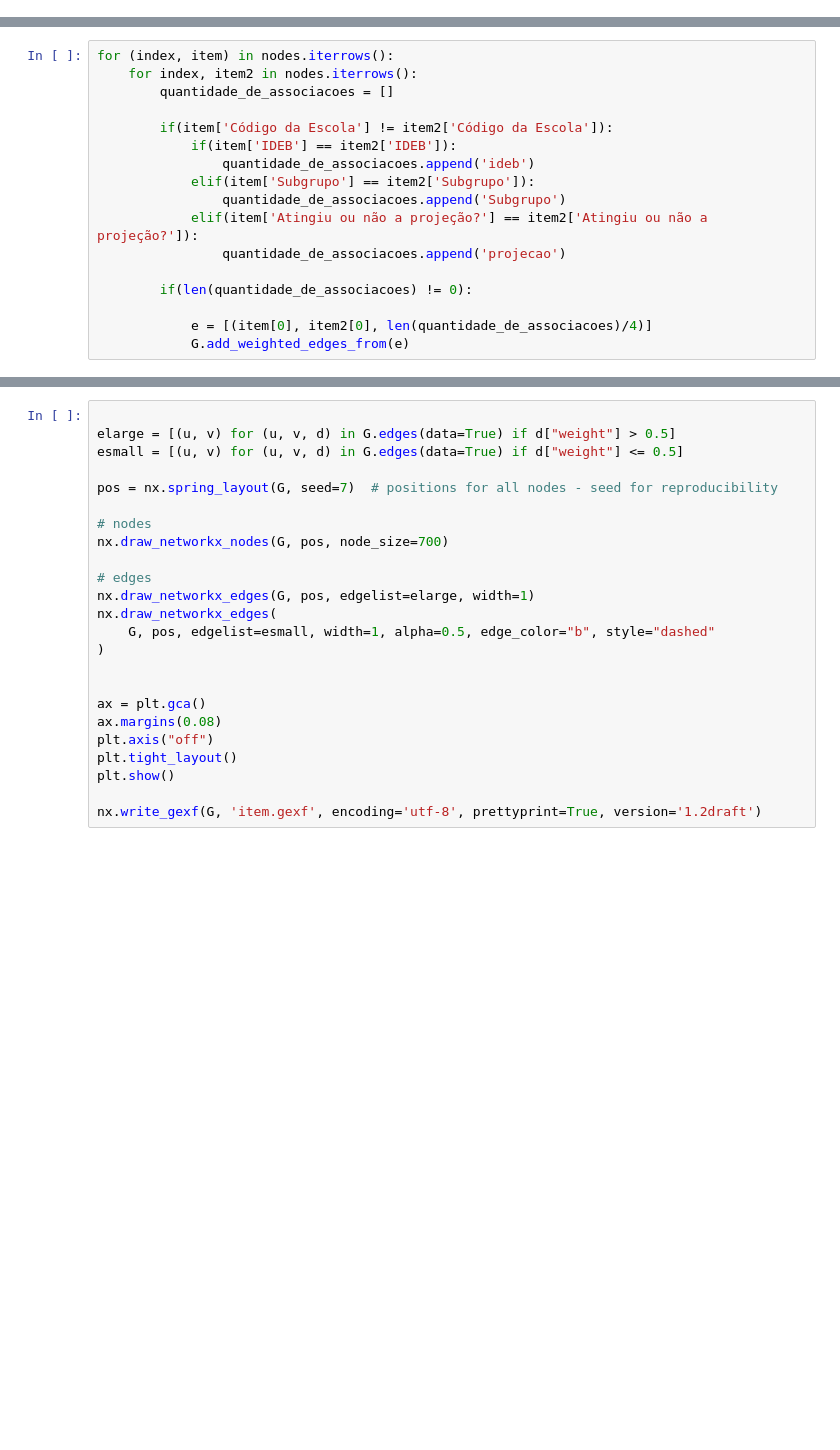
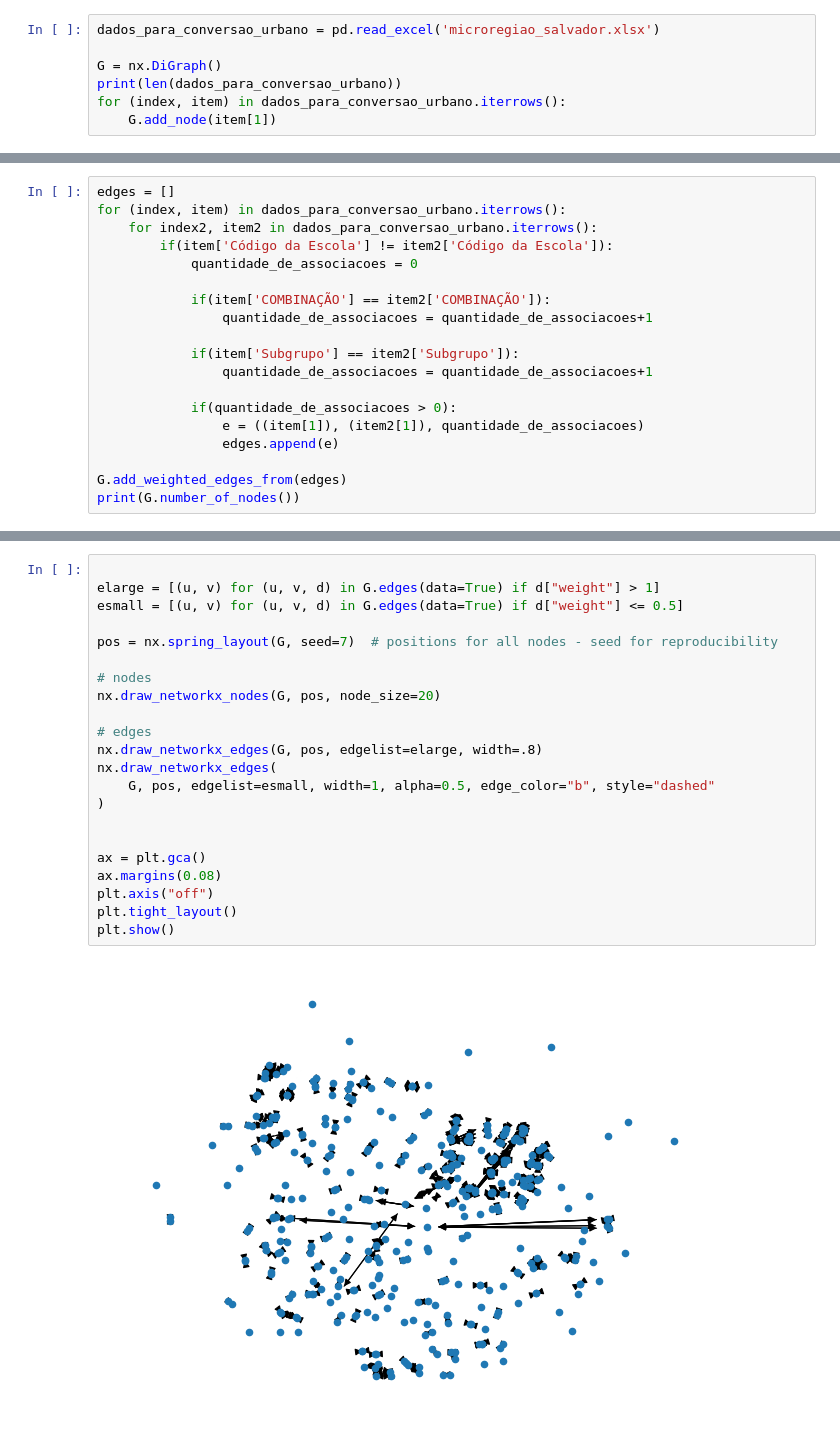
Before and after one commit to filipe7788/SchoolParser, a Jupyter notebook: networkbuilder.ipynb, the cells around one changed output, grey strips where cells are left out. Drawn from its saved outputs; the diff is of its cells as text; blank space fills up the shorter version.

```diff
--- a/networkbuilder.ipynb
+++ b/networkbuilder.ipynb
@@ -20,0 +7,7 @@ for (index, item) in nodes.iterrows():
+# %%
+dados_para_conversao_urbano = pd.read_excel('microregiao_salvador.xlsx')
+
+G = nx.DiGraph()
+print(len(dados_para_conversao_urbano))
+for (index, item) in dados_para_conversao_urbano.iterrows():
+    G.add_node(item[1])
@@ -21,17 +16,19 @@ for (index, item) in nodes.iterrows():
 # %%
-for (index, item) in nodes.iterrows():
-    for index, item2 in nodes.iterrows():
-        quantidade_de_associacoes = []
+edges = []
+for (index, item) in dados_para_conversao_urbano.iterrows():
+    for index2, item2 in dados_para_conversao_urbano.iterrows():
+        if(item['Código da Escola'] != item2['Código da Escola']):
+            quantidade_de_associacoes = 0
 
-        if(item['Código da Escola'] != item2['Código da Escola']):
-            if(item['IDEB'] == item2['IDEB']):
-                quantidade_de_associacoes.append('ideb')
-            elif(item['Subgrupo'] == item2['Subgrupo']):
-                quantidade_de_associacoes.append('Subgrupo')
-            elif(item['Atingiu ou não a projeção?'] == item2['Atingiu ou não a projeção?']):
-                quantidade_de_associacoes.append('projecao')
+            if(item['COMBINAÇÃO'] == item2['COMBINAÇÃO']):
+                quantidade_de_associacoes = quantidade_de_associacoes+1
 
-        if(len(quantidade_de_associacoes) != 0):
+            if(item['Subgrupo'] == item2['Subgrupo']):
+                quantidade_de_associacoes = quantidade_de_associacoes+1
 
-            e = [(item[0], item2[0], len(quantidade_de_associacoes)/4)]
-            G.add_weighted_edges_from(e)
+            if(quantidade_de_associacoes > 0):
+                e = ((item[1]), (item2[1]), quantidade_de_associacoes)
+                edges.append(e)
+
+G.add_weighted_edges_from(edges)
+print(G.number_of_nodes())
@@ -38,24 +74,24 @@ for (index, item) in nodes.iterrows():
 # %%
 
-elarge = [(u, v) for (u, v, d) in G.edges(data=True) if d["weight"] > 0.5]
+elarge = [(u, v) for (u, v, d) in G.edges(data=True) if d["weight"] > 1]
 esmall = [(u, v) for (u, v, d) in G.edges(data=True) if d["weight"] <= 0.5]
 
 pos = nx.spring_layout(G, seed=7)  # positions for all nodes - seed for reproducibility
 
 # nodes
-nx.draw_networkx_nodes(G, pos, node_size=700)
+nx.draw_networkx_nodes(G, pos, node_size=20)
 
 # edges
-nx.draw_networkx_edges(G, pos, edgelist=elarge, width=1)
+nx.draw_networkx_edges(G, pos, edgelist=elarge, width=.8)
 nx.draw_networkx_edges(
     G, pos, edgelist=esmall, width=1, alpha=0.5, edge_color="b", style="dashed"
 )
 
 
 ax = plt.gca()
 ax.margins(0.08)
 plt.axis("off")
 plt.tight_layout()
 plt.show()
-
-nx.write_gexf(G, 'item.gexf', encoding='utf-8', prettyprint=True, version='1.2draft')
+# %% [output]
+[figure, added]
```
Also changed, not shown: parts of 8 cells of this notebook, 3 other files.
